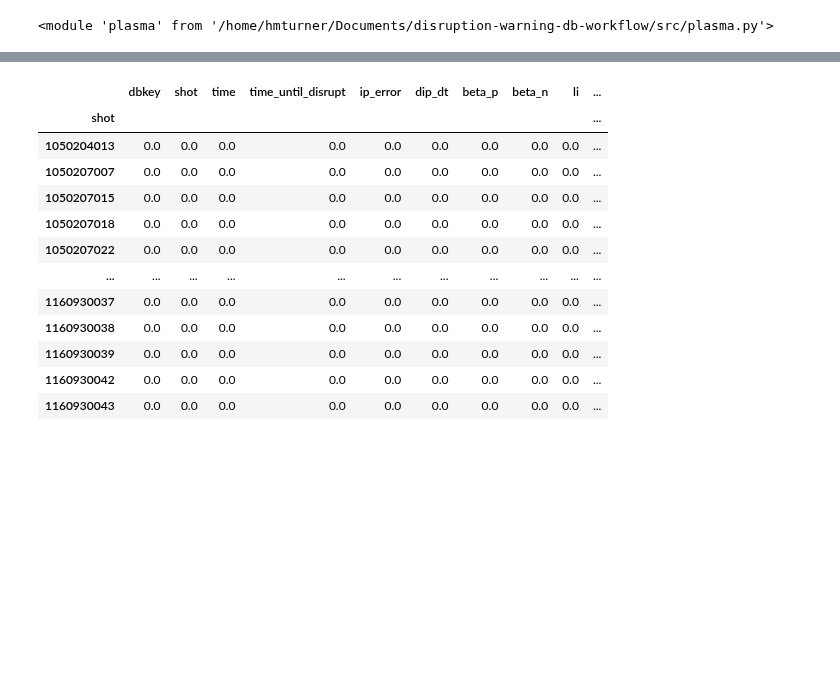
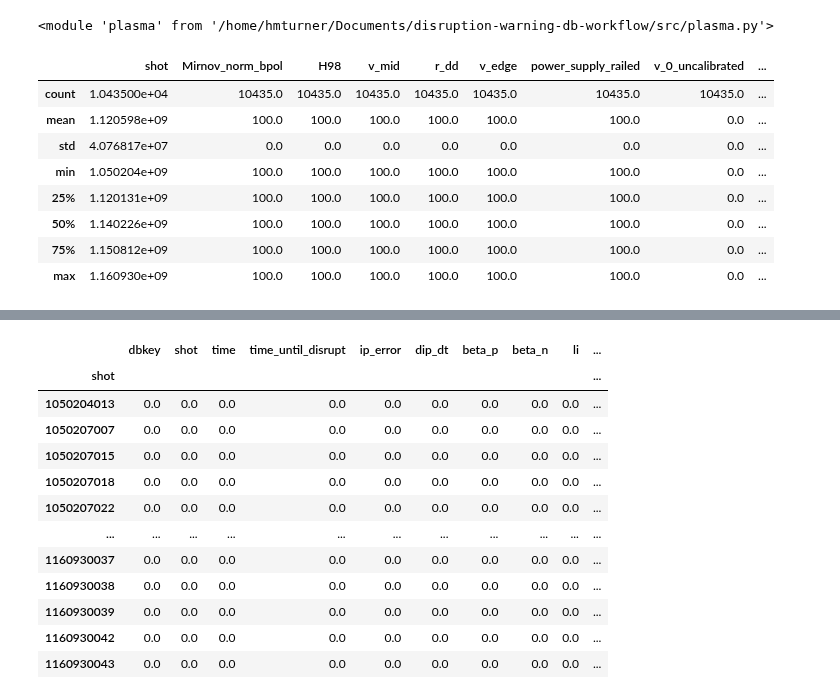
Before and after one commit to MIT-PSFC/disruption-py, a Jupyter notebook: src/examples.ipynb, the cells around one changed output, grey strips where cells are left out. Saved outputs shown, nothing was run; the diff lists cells and outputs as text; code cells hidden in the pictures; blank space fills up the shorter version.

Commit message:
Finalized summarize_database script. Continued work on add_shots and add_shot

```diff
--- a/src/examples.ipynb
+++ b/src/examples.ipynb
@@ -16,0 +15,15 @@ grouped_df = disruptions_df.groupby(by=["shot"])
+# %%
+nan_df = pd.read_csv("../percent_nan.csv")
+none_df = pd.read_csv("../percent_none.csv")
+# %%
+none_df.describe().sort_values(by='min',axis=1, ascending=False)
+# %% [output]
+|  | shot | Mirnov_norm_bpol | H98 | v_mid | r_dd | v_edge | power_supply_railed | v_0_uncalibrated | ... |
+| count | 1.043500e+04 | 10435.0 | 10435.0 | 10435.0 | 10435.0 | 10435.0 | 10435.0 | 10435.0 | ... |
+| mean | 1.120598e+09 | 100.0 | 100.0 | 100.0 | 100.0 | 100.0 | 100.0 | 0.0 | ... |
+| std | 4.076817e+07 | 0.0 | 0.0 | 0.0 | 0.0 | 0.0 | 0.0 | 0.0 | ... |
+| min | 1.050204e+09 | 100.0 | 100.0 | 100.0 | 100.0 | 100.0 | 100.0 | 0.0 | ... |
+| 25% | 1.120131e+09 | 100.0 | 100.0 | 100.0 | 100.0 | 100.0 | 100.0 | 0.0 | ... |
+| 50% | 1.140226e+09 | 100.0 | 100.0 | 100.0 | 100.0 | 100.0 | 100.0 | 0.0 | ... |
+| 75% | 1.150812e+09 | 100.0 | 100.0 | 100.0 | 100.0 | 100.0 | 100.0 | 0.0 | ... |
+| max | 1.160930e+09 | 100.0 | 100.0 | 100.0 | 100.0 | 100.0 | 100.0 | 0.0 | ... |
```
Also changed, not shown: parts of 7 cells of this notebook, 4 other files.
